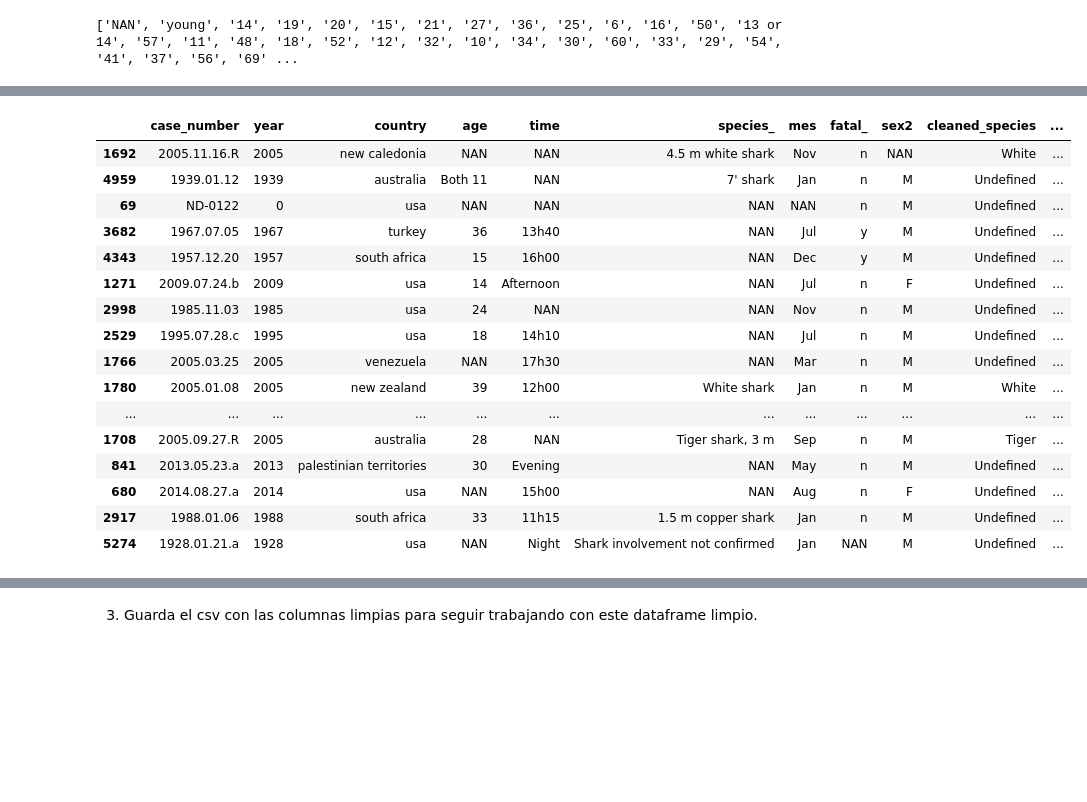
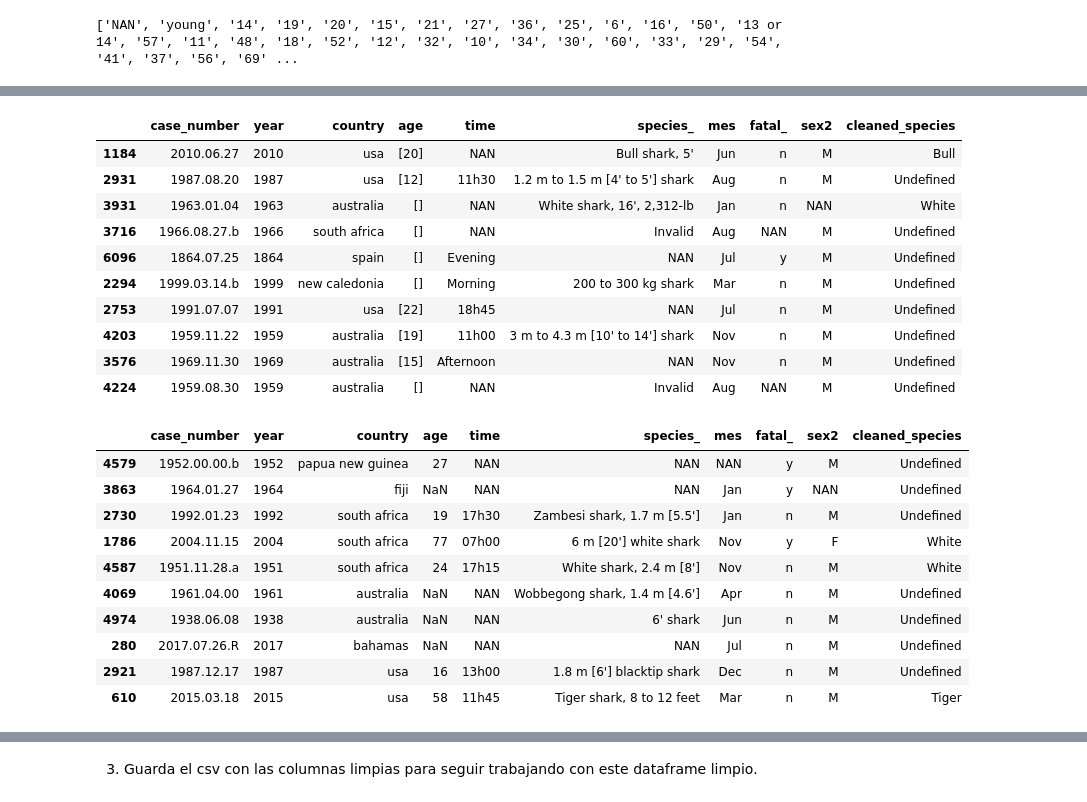
Before and after one commit to Adalab/DA-promo-b-modulo-2-sprint-2-Yadi-Vero, a Jupyter notebook: Limpieza/II_pair-programming-2-limpieza-2.ipynb, the cells around one changed output, grey strips where cells are left out. Cells and saved outputs as stored; diff of their text form; code cells hidden in the pictures; blank space fills up the shorter version.

```diff
--- a/Limpieza/II_pair-programming-2-limpieza-2.ipynb
+++ b/Limpieza/II_pair-programming-2-limpieza-2.ipynb
@@ -107,12 +107,13 @@ edades=list(df['age'].unique())
 print(edades)
 # %% [output]
 ['NAN', 'young', '14', '19', '20', '15', '21', '27', '36', '25', '6', '16', '50', '13 or 14', '57', '11', '48', '18', '52', '12', '32', '10', '34', '30', '60', '33', '29', '54', '41', '37', '56', '69' ...
-# %%
-def edad(x):
-    if re.findall('\d+',x):
-        if re.findall('[^s]',x):
-            if re.findall('\d+[^\&|(or)|\>|\<|(to)]',x):
-
-                    return x
+# %%
+
+def edad(x):
+    try:
+        datos=re.findall('\d+',x)
+        return datos
+    except:
+        pass
 # %%
-df['new']=df['age'].apply(edad)
+df['age']=df['age'].apply(edad)
@@ -137,20 +120,14 @@ print(df['new'].unique())
 # %%
-df.sample(20)
+df.sample(10)
 # %% [output]
-|  | case_number | year | country | age | time | species_ | mes | fatal_ | sex2 | cleaned_species | ... |
-| 1692 | 2005.11.16.R | 2005 | new caledonia | NAN | NAN | 4.5 m white shark | Nov | n | NAN | White | ... |
-| 4959 | 1939.01.12 | 1939 | australia | Both 11 | NAN | 7' shark | Jan | n | M | Undefined | ... |
-| 69 | ND-0122 | 0 | usa | NAN | NAN | NAN | NAN | n | M | Undefined | ... |
-| 3682 | 1967.07.05 | 1967 | turkey | 36 | 13h40 | NAN | Jul | y | M | Undefined | ... |
-| 4343 | 1957.12.20 | 1957 | south africa | 15 | 16h00 | NAN | Dec | y | M | Undefined | ... |
-| 1271 | 2009.07.24.b | 2009 | usa | 14 | Afternoon | NAN | Jul | n | F | Undefined | ... |
-| 2998 | 1985.11.03 | 1985 | usa | 24 | NAN | NAN | Nov | n | M | Undefined | ... |
-| 2529 | 1995.07.28.c | 1995 | usa | 18 | 14h10 | NAN | Jul | n | M | Undefined | ... |
-| 1766 | 2005.03.25 | 2005 | venezuela | NAN | 17h30 | NAN | Mar | n | M | Undefined | ... |
-| 1780 | 2005.01.08 | 2005 | new zealand | 39 | 12h00 | White shark | Jan | n | M | White | ... |
-| ... | ... | ... | ... | ... | ... | ... | ... | ... | ... | ... | ... |
-| 1708 | 2005.09.27.R | 2005 | australia | 28 | NAN | Tiger shark, 3 m | Sep | n | M | Tiger | ... |
-| 841 | 2013.05.23.a | 2013 | palestinian territories | 30 | Evening | NAN | May | n | M | Undefined | ... |
-| 680 | 2014.08.27.a | 2014 | usa | NAN | 15h00 | NAN | Aug | n | F | Undefined | ... |
-| 2917 | 1988.01.06 | 1988 | south africa | 33 | 11h15 | 1.5 m copper shark | Jan | n | M | Undefined | ... |
-| 5274 | 1928.01.21.a | 1928 | usa | NAN | Night | Shark involvement not confirmed | Jan | NAN | M | Undefined | ... |
+|  | case_number | year | country | age | time | species_ | mes | fatal_ | sex2 | cleaned_species |
+| 1184 | 2010.06.27 | 2010 | usa | [20] | NAN | Bull shark, 5' | Jun | n | M | Bull |
+| 2931 | 1987.08.20 | 1987 | usa | [12] | 11h30 | 1.2 m to 1.5 m [4' to 5'] shark | Aug | n | M | Undefined |
+| 3931 | 1963.01.04 | 1963 | australia | [] | NAN | White shark, 16', 2,312-lb | Jan | n | NAN | White |
+| 3716 | 1966.08.27.b | 1966 | south africa | [] | NAN | Invalid | Aug | NAN | M | Undefined |
+| 6096 | 1864.07.25 | 1864 | spain | [] | Evening | NAN | Jul | y | M | Undefined |
+| 2294 | 1999.03.14.b | 1999 | new caledonia | [] | Morning | 200 to 300 kg shark | Mar | n | M | Undefined |
+| 2753 | 1991.07.07 | 1991 | usa | [22] | 18h45 | NAN | Jul | n | M | Undefined |
+| 4203 | 1959.11.22 | 1959 | australia | [19] | 11h00 | 3 m to 4.3 m [10' to 14'] shark | Nov | n | M | Undefined |
+| 3576 | 1969.11.30 | 1969 | australia | [15] | Afternoon | NAN | Nov | n | M | Undefined |
+| 4224 | 1959.08.30 | 1959 | australia | [] | NAN | Invalid | Aug | NAN | M | Undefined |
@@ -156,0 +136,14 @@ df.sample(20)
+# %%
+df.sample(10)
+# %% [output]
+|  | case_number | year | country | age | time | species_ | mes | fatal_ | sex2 | cleaned_species |
+| 4579 | 1952.00.00.b | 1952 | papua new guinea | 27 | NAN | NAN | NAN | y | M | Undefined |
+| 3863 | 1964.01.27 | 1964 | fiji | NaN | NAN | NAN | Jan | y | NAN | Undefined |
+| 2730 | 1992.01.23 | 1992 | south africa | 19 | 17h30 | Zambesi shark, 1.7 m [5.5'] | Jan | n | M | Undefined |
+| 1786 | 2004.11.15 | 2004 | south africa | 77 | 07h00 | 6 m [20'] white shark | Nov | y | F | White |
+| 4587 | 1951.11.28.a | 1951 | south africa | 24 | 17h15 | White shark, 2.4 m [8'] | Nov | n | M | White |
+| 4069 | 1961.04.00 | 1961 | australia | NaN | NAN | Wobbegong shark, 1.4 m [4.6'] | Apr | n | M | Undefined |
+| 4974 | 1938.06.08 | 1938 | australia | NaN | NAN | 6' shark | Jun | n | M | Undefined |
+| 280 | 2017.07.26.R | 2017 | bahamas | NaN | NAN | NAN | Jul | n | M | Undefined |
+| 2921 | 1987.12.17 | 1987 | usa | 16 | 13h00 | 1.8 m [6'] blacktip shark | Dec | n | M | Undefined |
+| 610 | 2015.03.18 | 2015 | usa | 58 | 11h45 | Tiger shark, 8 to 12 feet | Mar | n | M | Tiger |
```
Also changed, not shown: parts of 13 cells of this notebook, 2 other files.
